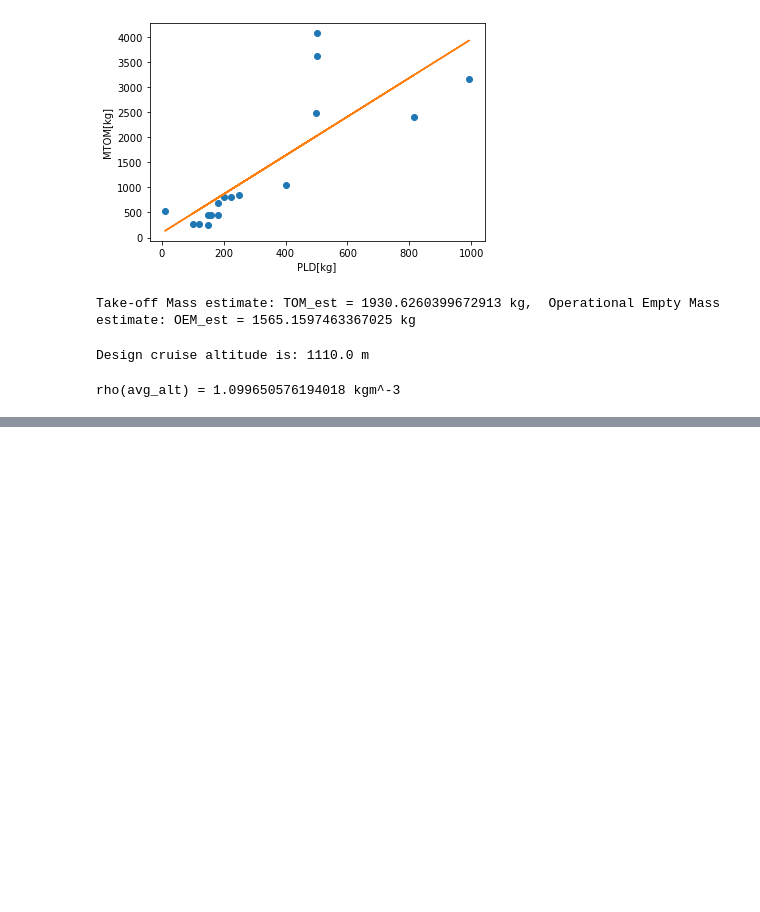
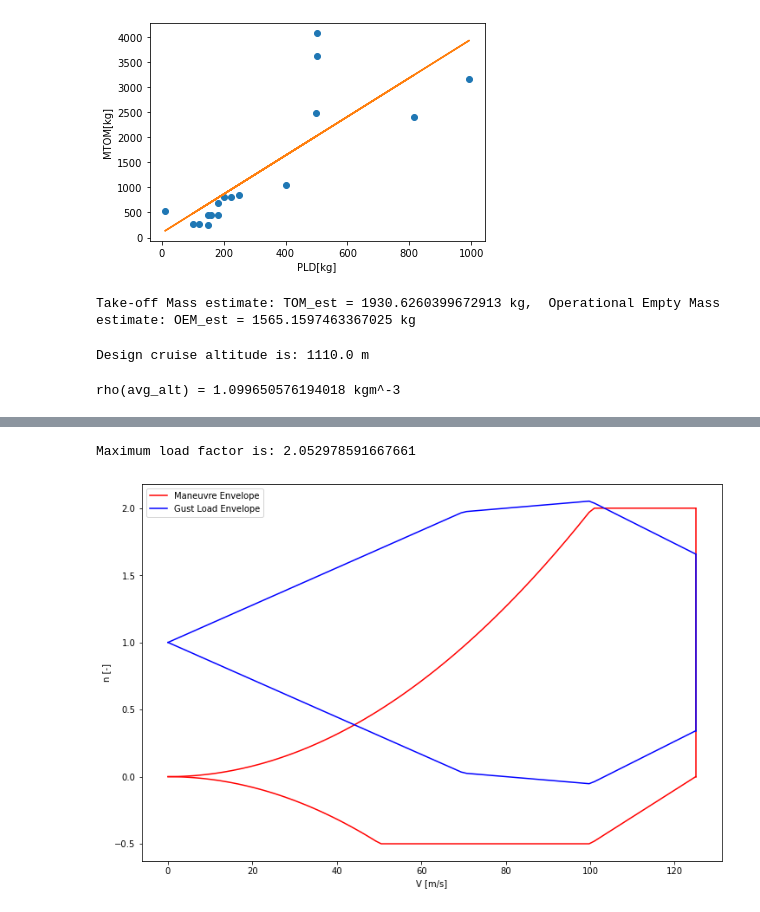
Before and after one commit to dmkeijzer/RBDOWigeon-paper, a Jupyter notebook: Sizing/Prelim_sizing.ipynb, the cells around one changed output, grey strips where cells are left out. Cells and saved outputs as stored; diff of their text form; code cells hidden in the pictures; blank space fills up the shorter version.

```diff
--- a/Sizing/Prelim_sizing.ipynb
+++ b/Sizing/Prelim_sizing.ipynb
@@ -148,0 +174,8 @@ plt.savefig('gust.png')
+# %%
+CLmax = 1.8
+plt.figure(figsize=(12, 8))
+plotmaneuvrenv(WoS, Vc, CLmax)
+plotgustenv(Vb, Vc, CLalpha, WoS)
+# %% [output]
+Maximum load factor is: 2.052978591667661
+[figure, added]
```
Also changed, not shown: parts of 5 cells of this notebook, 1 other file.
